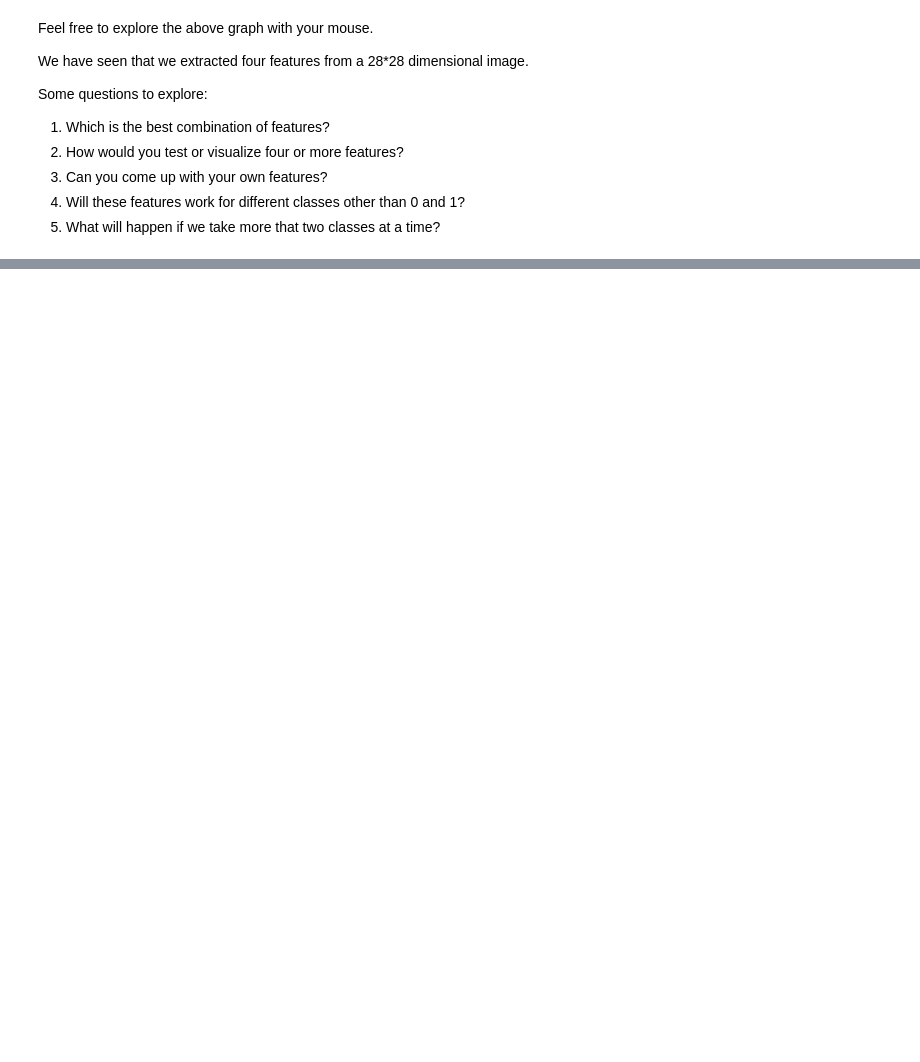
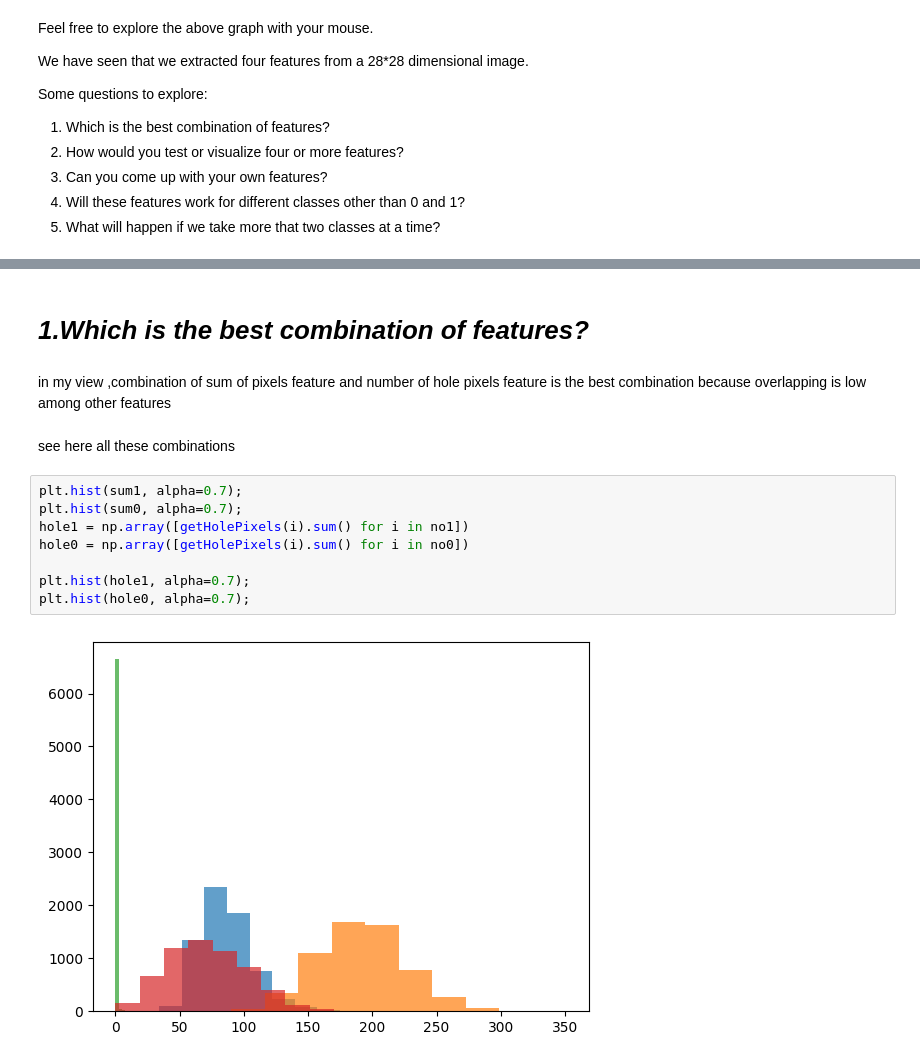
Before and after one commit to Pillapavan/FMML-assignments, a Jupyter notebook: Module_01_Lab_01_Features.ipynb, the cells around one changed output, grey strips where cells are left out. Cells and saved outputs as stored; diff of their text form; blank space fills up the shorter version.

```diff
--- a/Module_01_Lab_01_Features.ipynb
+++ b/Module_01_Lab_01_Features.ipynb
@@ -537,0 +550,16 @@ One-Hot Encoding: Each class is represented as a binary vector where only one el
+# %% [markdown]
+# ***1.Which is the best combination of features?***
+# %% [markdown]
+in my view ,combination of  sum of pixels feature and number of hole pixels feature is the best combination because overlapping is low among other features
+# %% [markdown]
+see here all these combinations
+# %%
+plt.hist(sum1, alpha=0.7);
+plt.hist(sum0, alpha=0.7);
+hole1 = np.array([getHolePixels(i).sum() for i in no1])
+hole0 = np.array([getHolePixels(i).sum() for i in no0])
+
+plt.hist(hole1, alpha=0.7);
+plt.hist(hole0, alpha=0.7);
+# %% [output]
+[figure, added]
```
Also changed, not shown: parts of 50 cells of this notebook.
